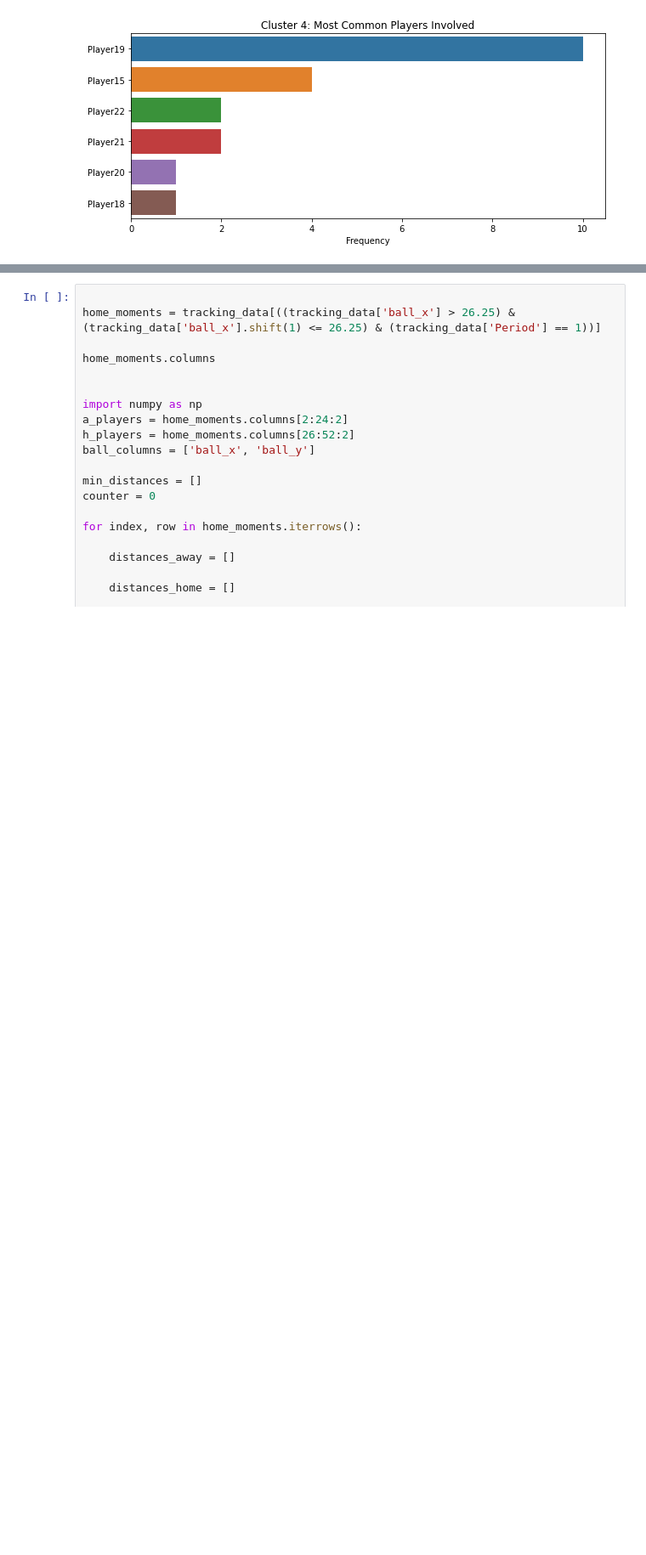
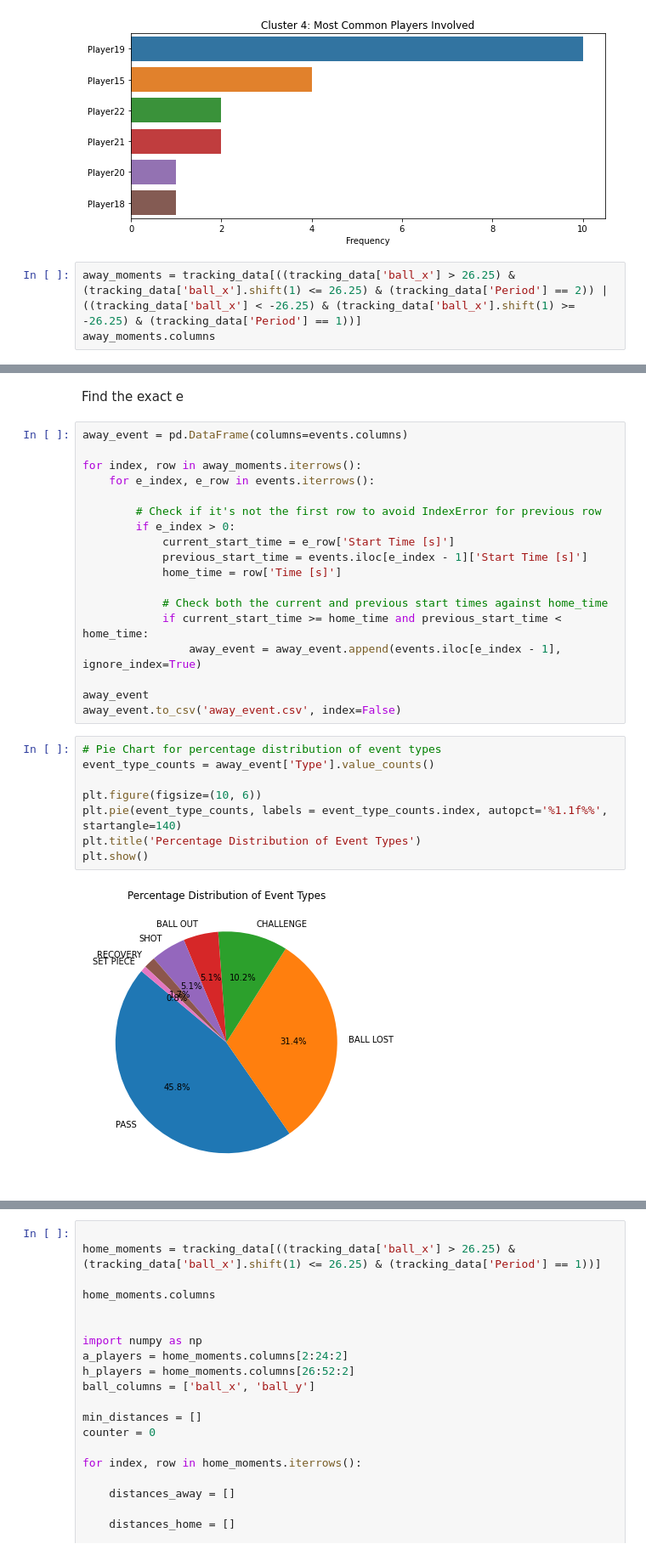
Before and after one commit to nahiid/Soccer-High-Pressure-Moments, a Jupyter notebook: src/high_pre_soccer.ipynb, the cells around one changed output, grey strips where cells are left out. Shown: that part at 85% size. Cells and saved outputs as stored; diff of their text form; blank space fills up the shorter version.

Commit message:
Find Away leading events and visualize them

```diff
--- a/src/high_pre_soccer.ipynb
+++ b/src/high_pre_soccer.ipynb
@@ -342,3 +342,6 @@ for cluster_num in range(5):
 [figure]
 [figure]
 [figure]
+# %%
+away_moments = tracking_data[((tracking_data['ball_x'] > 26.25) & (tracking_data['ball_x'].shift(1) <= 26.25) & (tracking_data['Period'] == 2)) | ((tracking_data['ball_x'] < -26.25) & (tracking_data['ball_x'].shift(1) >= -26.25) & (tracking_data['Period'] == 1))]
+away_moments.columns
@@ -344,0 +361,30 @@ for cluster_num in range(5):
+# %% [markdown]
+Find the exact e
+# %%
+away_event = pd.DataFrame(columns=events.columns)
+
+for index, row in away_moments.iterrows():
+    for e_index, e_row in events.iterrows():
+
+        # Check if it's not the first row to avoid IndexError for previous row
+        if e_index > 0:
+            current_start_time = e_row['Start Time [s]']
+            previous_start_time = events.iloc[e_index - 1]['Start Time [s]']
+            home_time = row['Time [s]']
+
+            # Check both the current and previous start times against home_time
+            if current_start_time >= home_time and previous_start_time < home_time:
+                away_event = away_event.append(events.iloc[e_index - 1], ignore_index=True)
+
+away_event
+away_event.to_csv('away_event.csv', index=False)
+# %%
+# Pie Chart for percentage distribution of event types
+event_type_counts = away_event['Type'].value_counts()
+
+plt.figure(figsize=(10, 6))
+plt.pie(event_type_counts, labels = event_type_counts.index, autopct='%1.1f%%', startangle=140)
+plt.title('Percentage Distribution of Event Types')
+plt.show()
+# %% [output]
+[figure, added]
```
Also changed, not shown: parts of 6 cells of this notebook.
